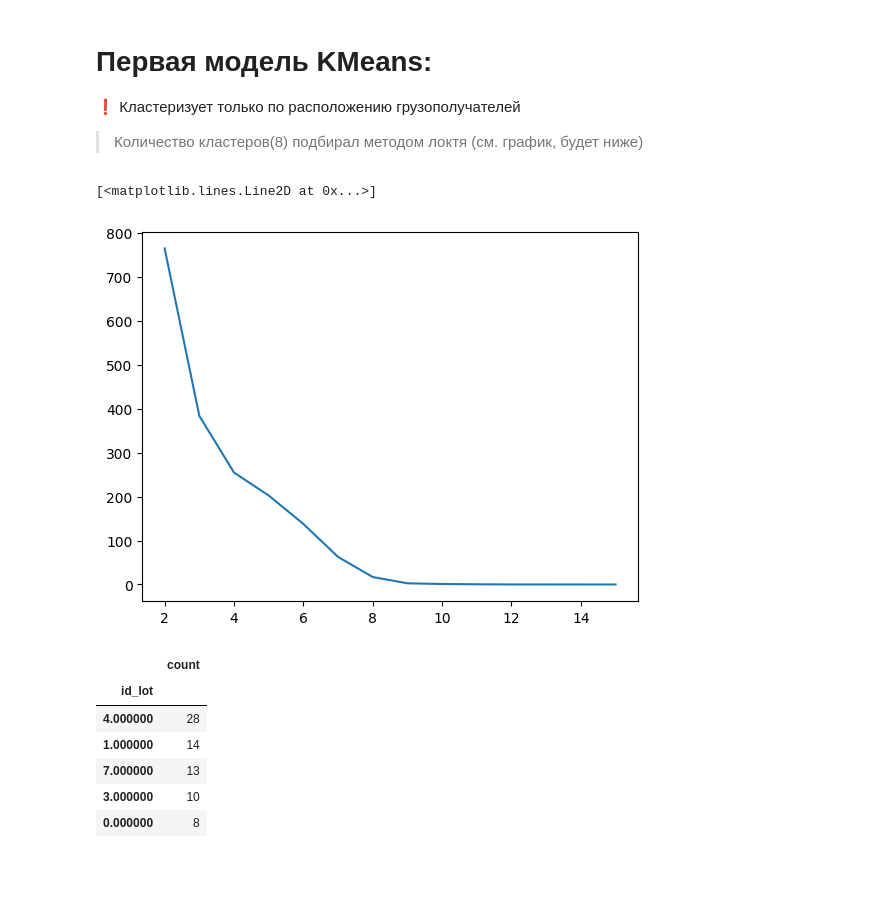
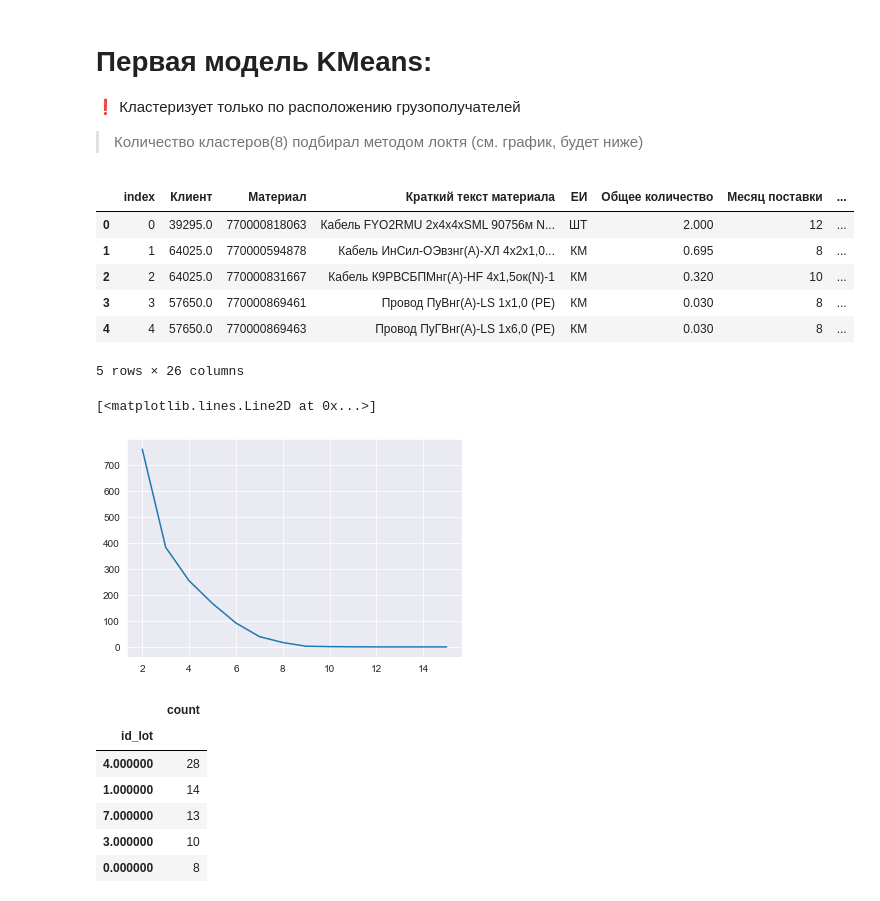
Before and after one commit to Shtrulpex/autolotting-ml, a Jupyter notebook: notebooks/KMeansmodel/KMeans_FirstMonth.ipynb, the cells around one changed output. Cells and saved outputs as stored; diff of their text form; code cells hidden in the pictures; blank space fills up the shorter version.

```diff
--- a/notebooks/KMeansmodel/KMeans_FirstMonth.ipynb
+++ b/notebooks/KMeansmodel/KMeans_FirstMonth.ipynb
@@ -17,26 +17,34 @@ from sklearn.preprocessing import StandardScaler
 ❗ Кластеризует только по расположению грузополучателей
 > Количество кластеров(8) подбирал методом локтя (см. график, будет ниже)
 # %%
-df = pd.read_csv("data_for_KMeans.csv")
+df = pd.read_csv("../../data/data_for_KMeans.csv")
 # df.info()
-# df.head().T
+df.head()
+# %% [output]
+|  | index | Клиент | Материал | Краткий текст материала | ЕИ | Общее количество | Месяц поставки | ... |
+| 0 | 0 | 39295.0 | 770000818063 | Кабель FYO2RMU 2х4х4хSML 90756м N... | ШТ | 2.000 | 12 | ... |
+| 1 | 1 | 64025.0 | 770000594878 | Кабель ИнСил-ОЭвзнг(А)-ХЛ 4х2х1,0... | КМ | 0.695 | 8 | ... |
+| 2 | 2 | 64025.0 | 770000831667 | Кабель К9РВСБПМнг(А)-HF 4х1,5ок(N)-1 | КМ | 0.320 | 10 | ... |
+| 3 | 3 | 57650.0 | 770000869461 | Провод ПуВнг(А)-LS 1х1,0 (PE) | КМ | 0.030 | 8 | ... |
+| 4 | 4 | 57650.0 | 770000869463 | Провод ПуГВнг(А)-LS 1х6,0 (PE) | КМ | 0.030 | 8 | ... |
+5 rows × 26 columns
 # %%
 to_fit1 = df[["reciever_lat", "reciever_long"]]
 
 score = []
 for i in range(2, 16):
     pipe = Pipeline([
             ('scaler', StandardScaler()),
-            ('clust', KMeans(i, random_state=42, n_init="auto")),
+            ('clust', KMeans(i, random_state=42, n_init=10)),
             ]).fit(to_fit1)
 
     label_pred = pipe.predict(to_fit1)
     score.append(pipe[1].inertia_)
     df["id_lot"] = label_pred
 plt.plot(np.arange(2,16), score)
 # %% [output]
 [<matplotlib.lines.Line2D at 0x...>]
-[figure, old version]
+[figure, new version]
 # %%
 to_fit1 = df[["reciever_lat", "reciever_long"]]
 pipe = Pipeline([
```
Also changed, not shown: 4 other files.
